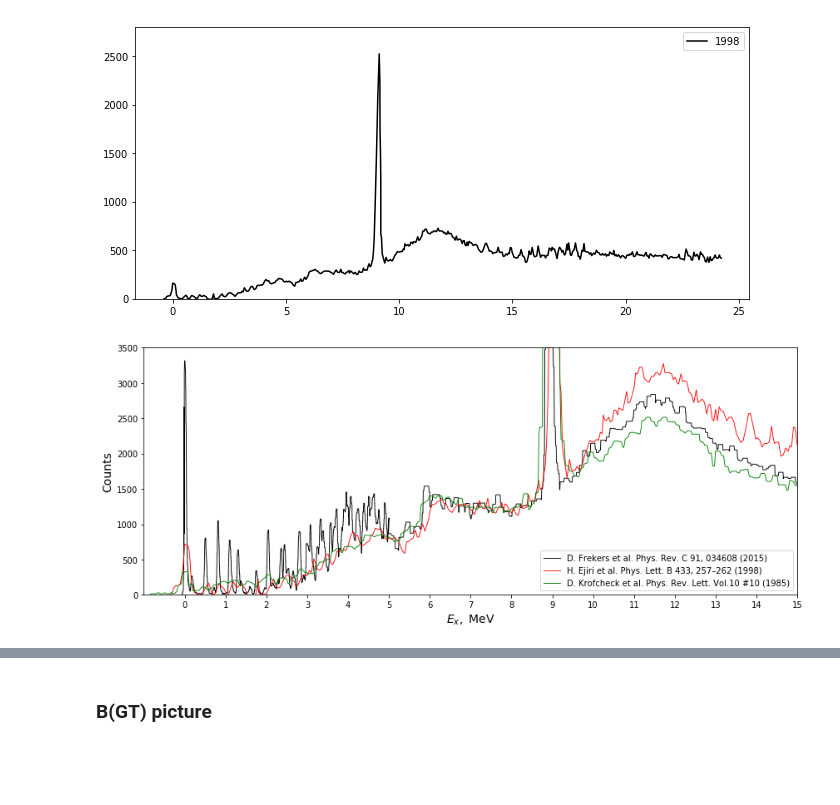
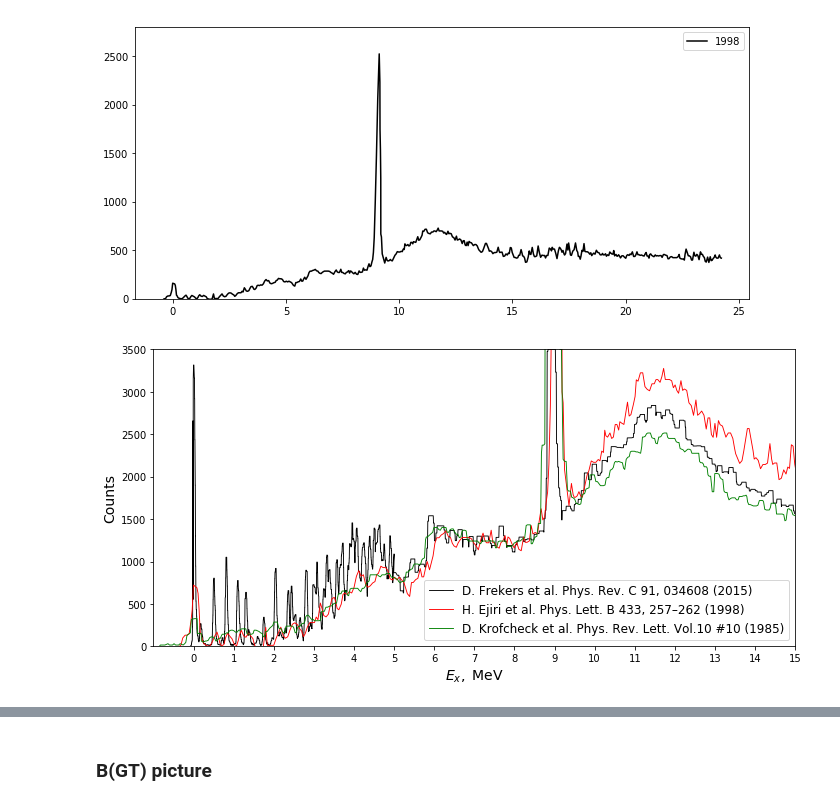
Before and after one commit to Almaz93/neutrino, a Jupyter notebook: double_beta_decay/Almaz's work/calculation/Ga Ge check_plots.ipynb, the cells around one changed output, grey strips where cells are left out. Drawn from its saved outputs; the diff is of its cells as text; code cells hidden in the pictures; blank space fills up the shorter version.

```diff
--- a/double_beta_decay/Almaz's work/calculation/Ga Ge check_plots.ipynb
+++ b/double_beta_decay/Almaz's work/calculation/Ga Ge check_plots.ipynb
@@ -38,22 +38,22 @@ plt.show()
 # %%
 ref2015 = 'D. Frekers et al. Phys. Rev. C 91, 034608 (2015)'
 ref1998 = 'H. Ejiri et al. Phys. Lett. B 433, 257–262 (1998)'
 ref1985 = 'D. Krofcheck et al. Phys. Rev. Lett. Vol.10 #10 (1985)'
 
-plt.figure(figsize=(12,5))
+plt.figure(figsize=(10,5))
 plt.plot(data_2015['x'].values, data_2015['y'].values, c='black', label=ref2015, ls='-', linewidth=0.9)
 plt.plot(data_1998['x'].values, data_1998['y'].values*4.5, c='red', label=ref1998, ls='-', linewidth=0.9)
 plt.plot(data_1985['X'].values, data_1985['Y'].values*1.9, c='g', label=ref1985, ls='-', linewidth=0.9)
 
 plt.xlabel('$E_{x},$ MeV', fontsize=14)
 plt.ylabel('Counts', fontsize=14)
 plt.xticks(np.arange(0, 31, step=1))
 
-plt.legend(loc = 'lower right')
+plt.legend(loc = 'lower right', fontsize=12)
 plt.xlim(-1,15)
 plt.ylim(0,3500)
 plt.tight_layout()
-
+#plt.savefig('ge_exp_comparison.png', format='png', dpi=500)
 plt.show()
 # %% [output]
-[figure, old version]
+[figure, new version]
```
Also changed, not shown: parts of 4 cells of this notebook, 20 other files.
